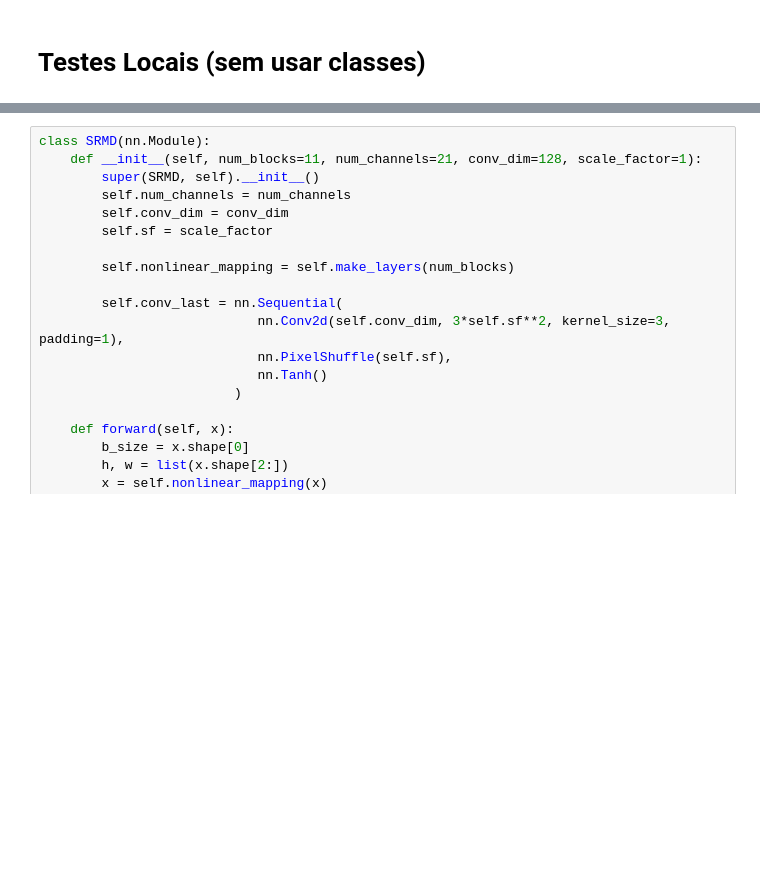
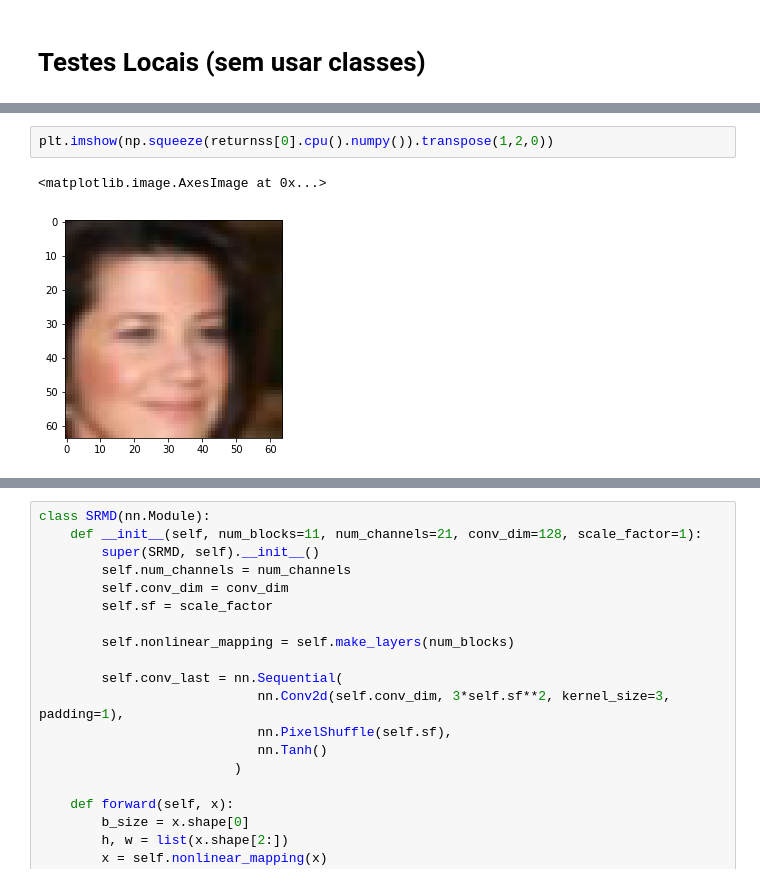
Before and after one commit to alsombra/residual_super_resolution, a Jupyter notebook: Untitled.ipynb, the cells around one changed output, grey strips where cells are left out. Drawn from its saved outputs; the diff is of its cells as text; blank space fills up the shorter version.

```diff
--- a/Untitled.ipynb
+++ b/Untitled.ipynb
@@ -1212,0 +1360,5 @@ image_path
+# %%
+plt.imshow(np.squeeze(returnss[0].cpu().numpy()).transpose(1,2,0))
+# %% [output]
+<matplotlib.image.AxesImage at 0x...>
+[figure, added]
```
Also changed, not shown: parts of 102 cells of this notebook, 44 other files.
